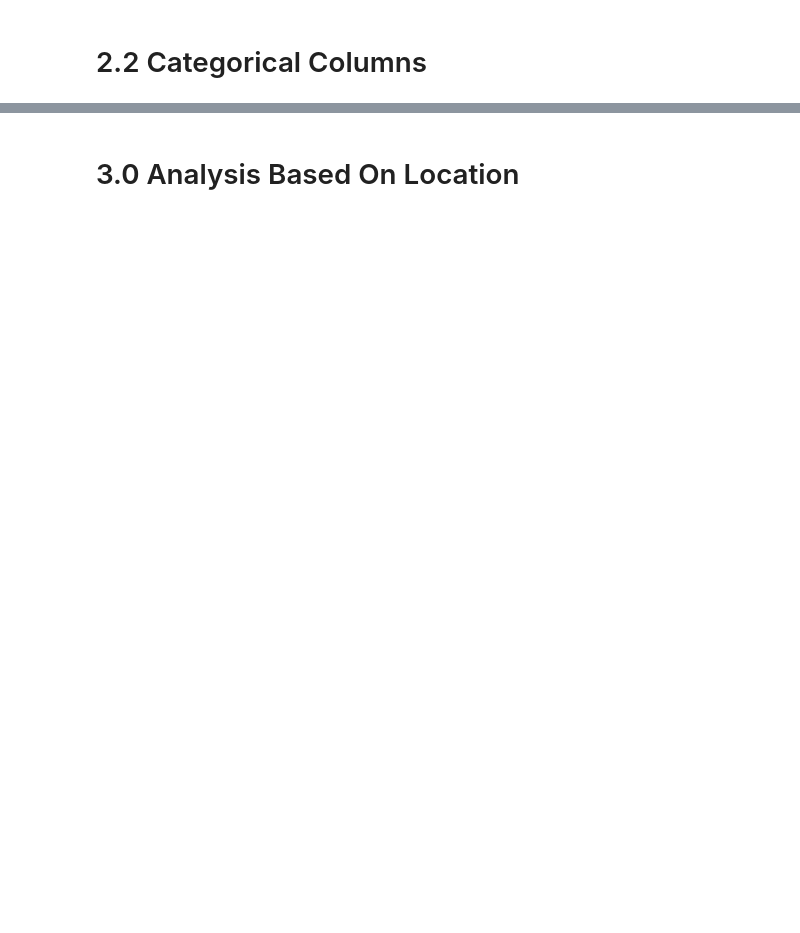
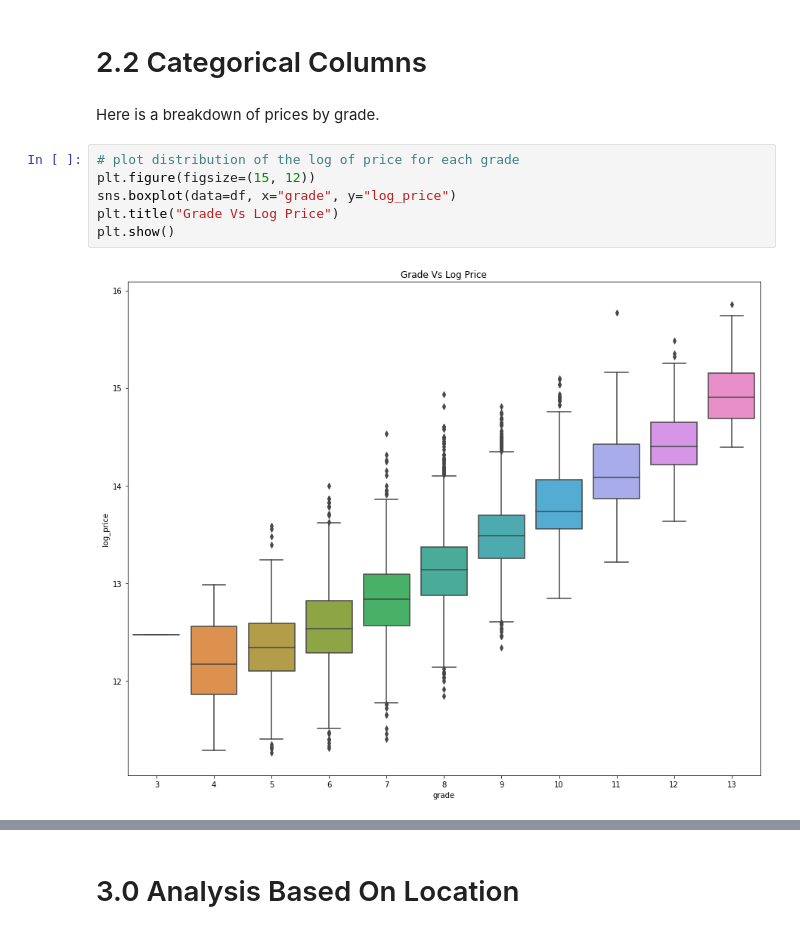
Before and after one commit to georgewillben/King_County_House_Prices, a Jupyter notebook: Exploratory Data Analysis.ipynb, the cells around one changed output, grey strips where cells are left out. Saved outputs shown, nothing was run; the diff lists cells and outputs as text; blank space fills up the shorter version.

```diff
--- a/Exploratory Data Analysis.ipynb
+++ b/Exploratory Data Analysis.ipynb
@@ -121,2 +165,12 @@ We can see here that all the features here have a purely linear relationship. Th
 # %% [markdown]
 # 2.2 Categorical Columns
+# %% [markdown]
+Here is a breakdown of prices by grade.
+# %%
+# plot distribution of the log of price for each grade
+plt.figure(figsize=(15, 12))
+sns.boxplot(data=df, x="grade", y="log_price")
+plt.title("Grade Vs Log Price")
+plt.show()
+# %% [output]
+[figure, added]
```
Also changed, not shown: parts of 34 cells of this notebook.
